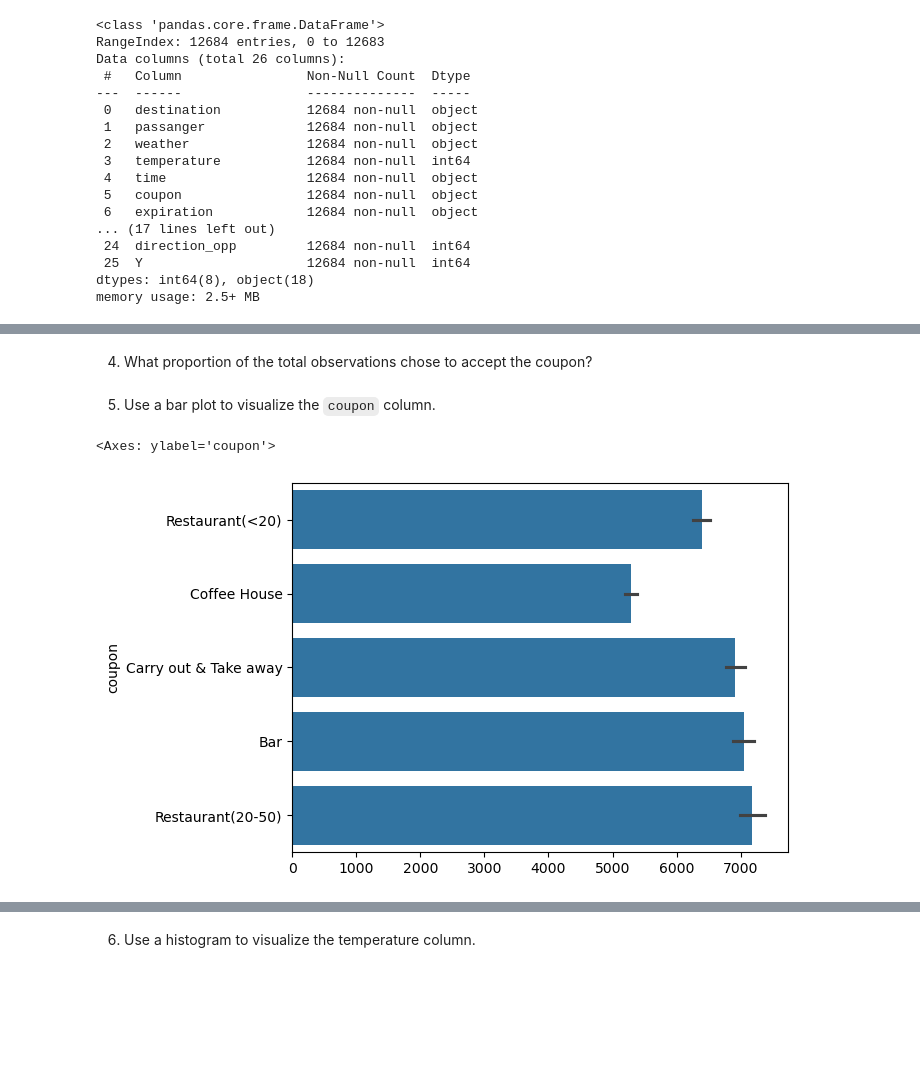
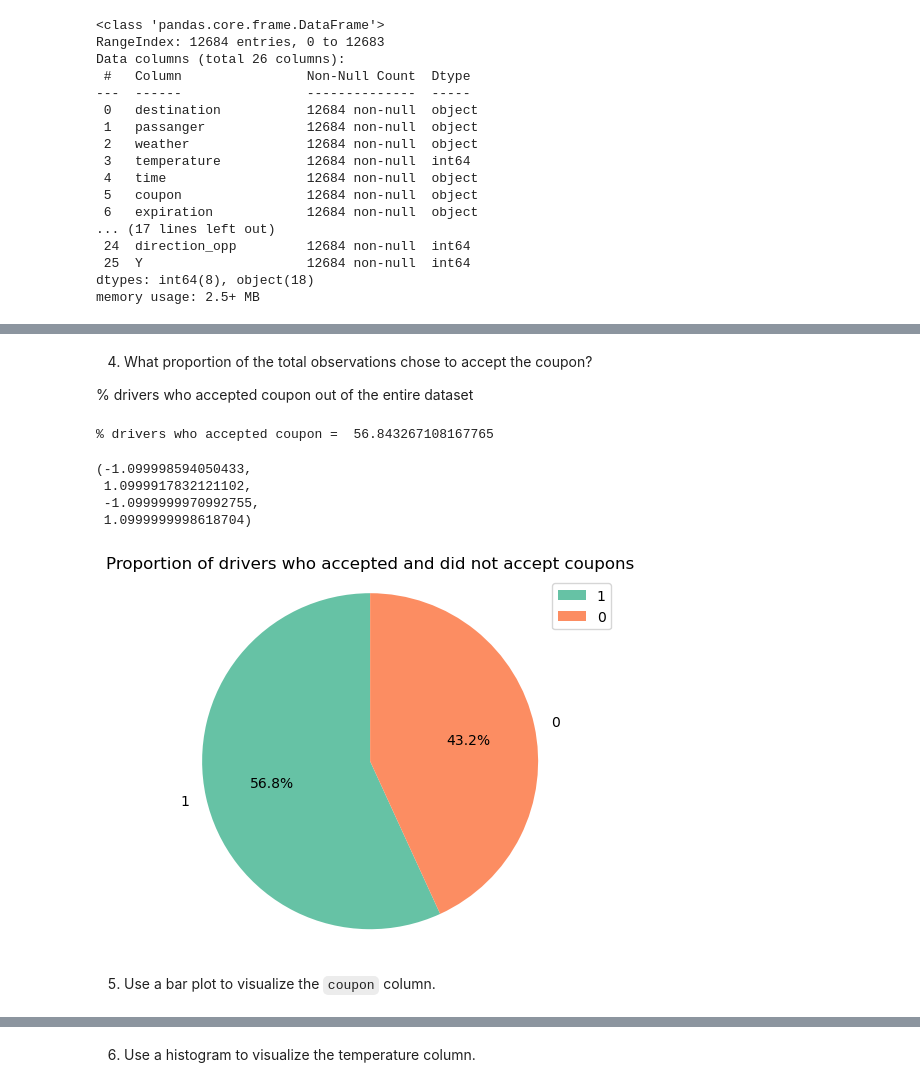
Before and after one commit to Timofey-E/Emeritus, a Jupyter notebook: Assigment_5_1/project5_1.ipynb, the cells around one changed output, grey strips where cells are left out. Drawn from its saved outputs; the diff is of its cells as text; code cells hidden in the pictures; blank space fills up the shorter version.

Commit message:
Acceptance rate started

```diff
--- a/Assigment_5_1/project5_1.ipynb
+++ b/Assigment_5_1/project5_1.ipynb
@@ -224,0 +127,3 @@ dtype: int64
+# %%
+data01 = data.drop('car', axis=1)
+data01.isnull().sum()*100/data.shape[0]
@@ -224,0 +150,10 @@ dtype: int64
+# %%
+column_w_missing = []
+for series_name, series in data01.items():
+    count = series.isna().sum();
+    if count > 0:
+        column_w_missing.append(series_name)
+        print('Column name:',series_name)
+        print('Found ' + str(count) + ' NaN values')
+        print('Unique values: ' + str(series.unique()))
+        print()
@@ -224,0 +182,5 @@ dtype: int64
+# %%
+for column in column_w_missing:
+    mode_value = data01[column].mode()[0]
+    data01.fillna({column: mode_value}, inplace=True)
+    print(f"Filled missing values in '{column}' with mode: {mode_value}")
@@ -225,9 +215,22 @@ dtype: int64
 # %% [markdown]
 4. What proportion of the total observations chose to accept the coupon?
+
+% drivers who accepted coupon out of the entire dataset
+# %%
+YES_drivers = data01['Y'].sum()/(data.shape[0]/100)
+print('% drivers who accepted coupon = ', YES_drivers)
+
+counts = data01['Y'].value_counts()
+plt.pie(counts, labels = counts.index, autopct='%.1f%%', startangle=90, colors=sns.color_palette('Set2'))
+plt.title('Proportion of drivers who accepted and did not accept coupons')
+plt.legend(data['Y'])
+plt.axis('equal')
+# %% [output]
+% drivers who accepted coupon =  56.843267108167765
+(-1.099998594050433,
+ 1.0999917832121102,
+ -1.0999999970992755,
+ 1.0999999998618704)
+[figure, added]
 # %% [markdown]
 5. Use a bar plot to visualize the `coupon` column.
-# %%
-sns.barplot(data = data['coupon'])
-# %% [output]
-<Axes: ylabel='coupon'>
-[figure, removed]
```
Also changed, not shown: parts of 34 cells of this notebook.
